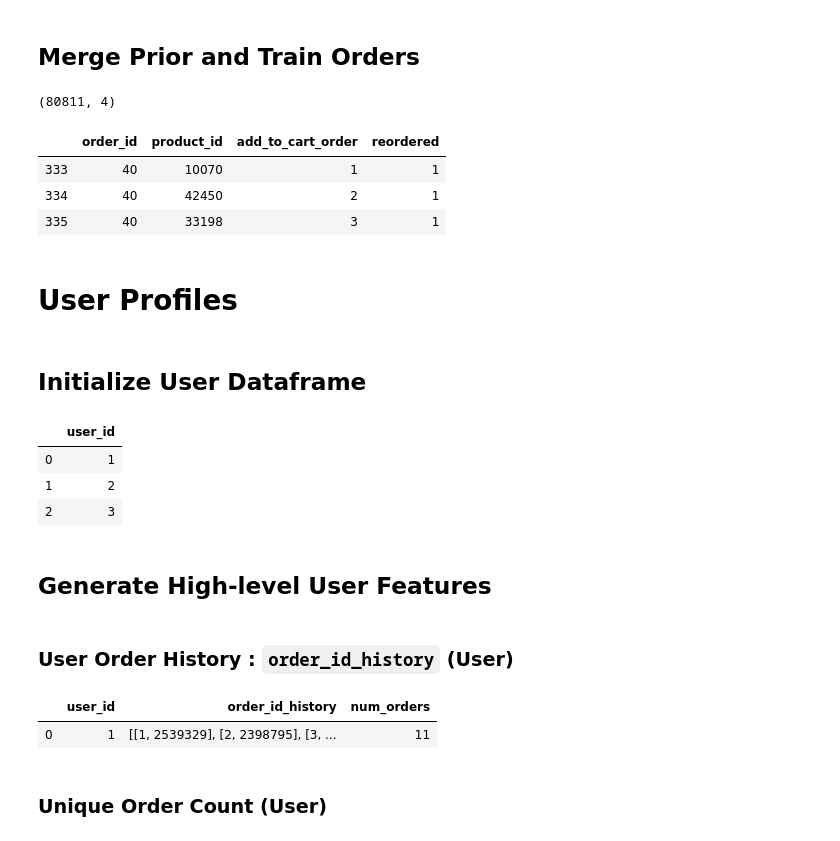
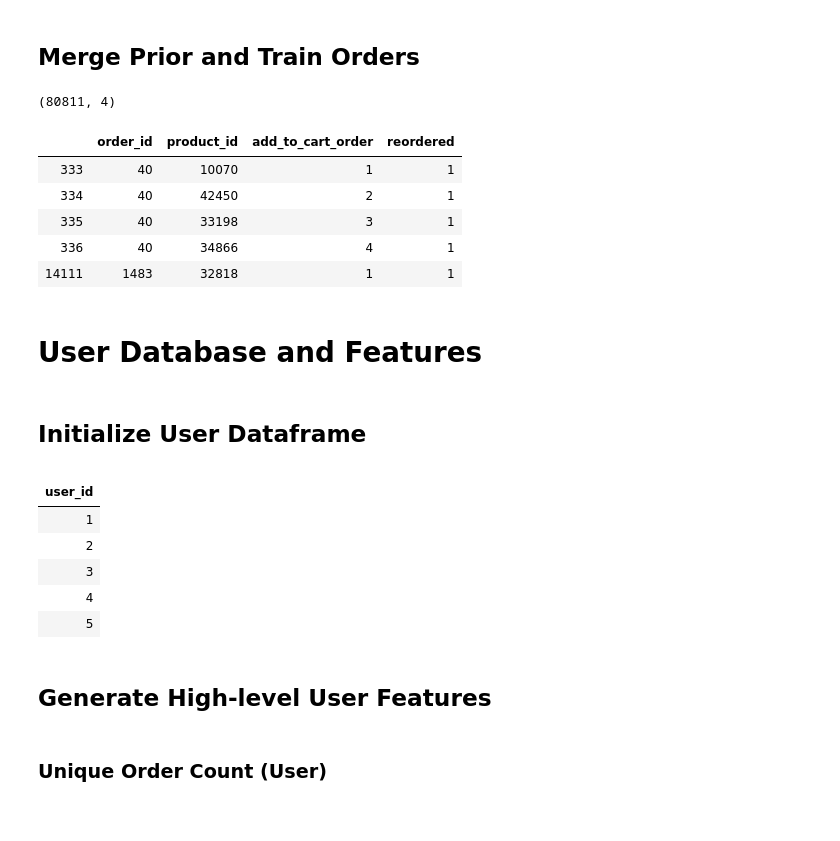
Before and after one commit to thomkav/classification_instacart, a Jupyter notebook: notebooks/dead/Instacart_Recommendation_Modeling.ipynb, the cells around one changed output. Saved outputs shown, nothing was run; the diff lists cells and outputs as text; code cells hidden in the pictures.

```diff
--- a/notebooks/Instacart_Recommendation_Modeling.ipynb
+++ b/notebooks/dead/Instacart_Recommendation_Modeling.ipynb
@@ -403,30 +253,33 @@ df_order_prods__train[df_order_prods__train.order_id == 988]
 # %%
 df_order_prods = pd.concat([df_order_prods__prior, df_order_prods__train])
 print(df_order_prods.shape)
-df_order_prods.head(3)
+df_order_prods.head()
 # %% [output]
 (80811, 4)
 |  | order_id | product_id | add_to_cart_order | reordered |
 | 333 | 40 | 10070 | 1 | 1 |
 | 334 | 40 | 42450 | 2 | 1 |
 | 335 | 40 | 33198 | 3 | 1 |
+| 336 | 40 | 34866 | 4 | 1 |
+| 14111 | 1483 | 32818 | 1 | 1 |
 # %% [markdown]
-# User Profiles
+# User Database and Features
 # %% [markdown]
 ## Initialize User Dataframe
 # %%
 # Create a users database with some historical information for each user
 
 df_user_profs = pd.DataFrame()
 df_user_profs['user_id'] = user_subset
-# df_user_profs.set_index('user_id', inplace=True)
-df_user_profs.head(3)
+df_user_profs.set_index('user_id', inplace=True)
+df_user_profs.head()
 # %% [output]
-|  | user_id |
-| 0 | 1 |
-| 1 | 2 |
-| 2 | 3 |
+|  |
+| user_id |
+| 1 |
+| 2 |
+| 3 |
+| 4 |
+| 5 |
 # %% [markdown]
 ## Generate High-level User Features
-# %% [markdown]
-### User Order History : `order_id_history` (User)
@@ -454,7 +286,2 @@ df_user_profs['order_id_history'] = df_user_profs.user_id.apply(
-# %%
-df_user_profs.head(1)
-# %% [output]
-|  | user_id | order_id_history | num_orders |
-| 0 | 1 | [[1, 2539329], [2, 2398795], [3, ... | 11 |
 # %% [markdown]
 ### Unique Order Count (User)
```
Also changed, not shown: parts of 44 cells of this notebook, 4 other files.
